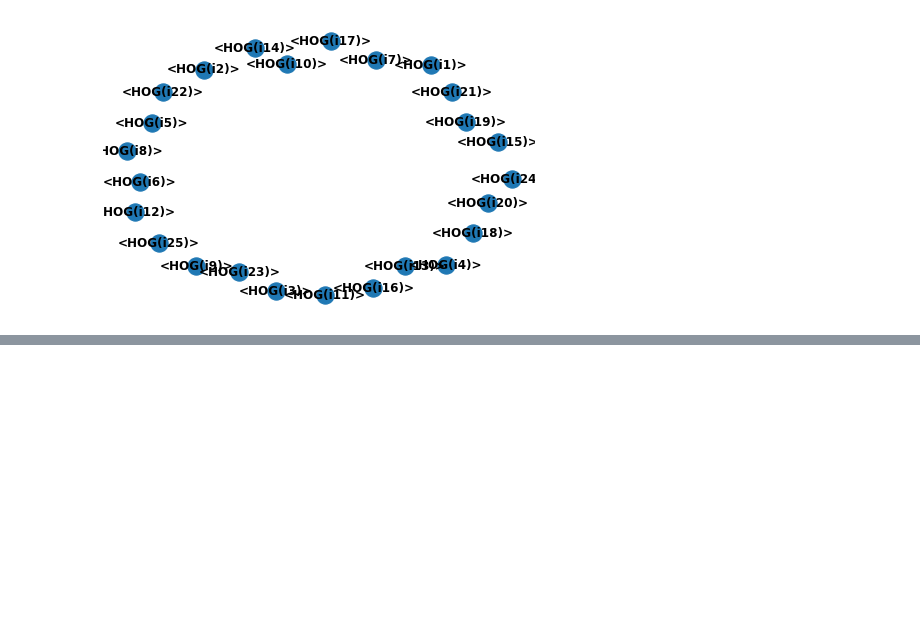
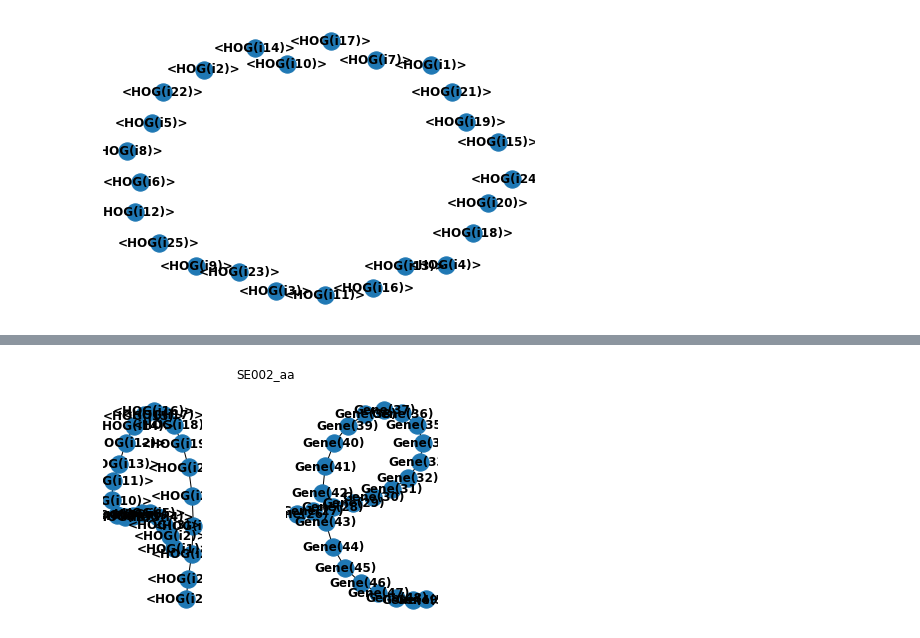
Before and after one commit to kjgilbert/SyntenyBasedOrthology, a Jupyter notebook: My_SyntOrtho_Code/GraphTheory_SyntenyReconstruction.ipynb, the cells around one changed output, grey strips where cells are left out. Drawn from its saved outputs; the diff is of its cells as text; code cells hidden in the pictures; blank space fills up the shorter version.

```diff
--- a/My_SyntOrtho_Code/GraphTheory_SyntenyReconstruction.ipynb
+++ b/My_SyntOrtho_Code/GraphTheory_SyntenyReconstruction.ipynb
@@ -1388,0 +1398,15 @@ nx.draw(test.taxon.graph[1], with_labels=True, font_weight='bold')
+# %%
+test = ham_analysis_no_name.get_extant_genome_by_name("SE002_aa")
+
+fig, (ax1, ax2) = plt.subplots(1,2)
+fig.suptitle('SE002_aa')
+
+nx.draw(test.taxon.graph[0], with_labels=True, font_weight='bold')
+plt.subplot(131)
+
+nx.draw(test.taxon.graph[1], with_labels=True, font_weight='bold')
+#plt.subplot(122)
+#nx.draw(test.taxon.graph[2], with_labels=True, font_weight='bold')
+#plt.subplot(121)
+# %% [output]
+[figure, added]
```
Also changed, not shown: parts of 2 cells of this notebook.
